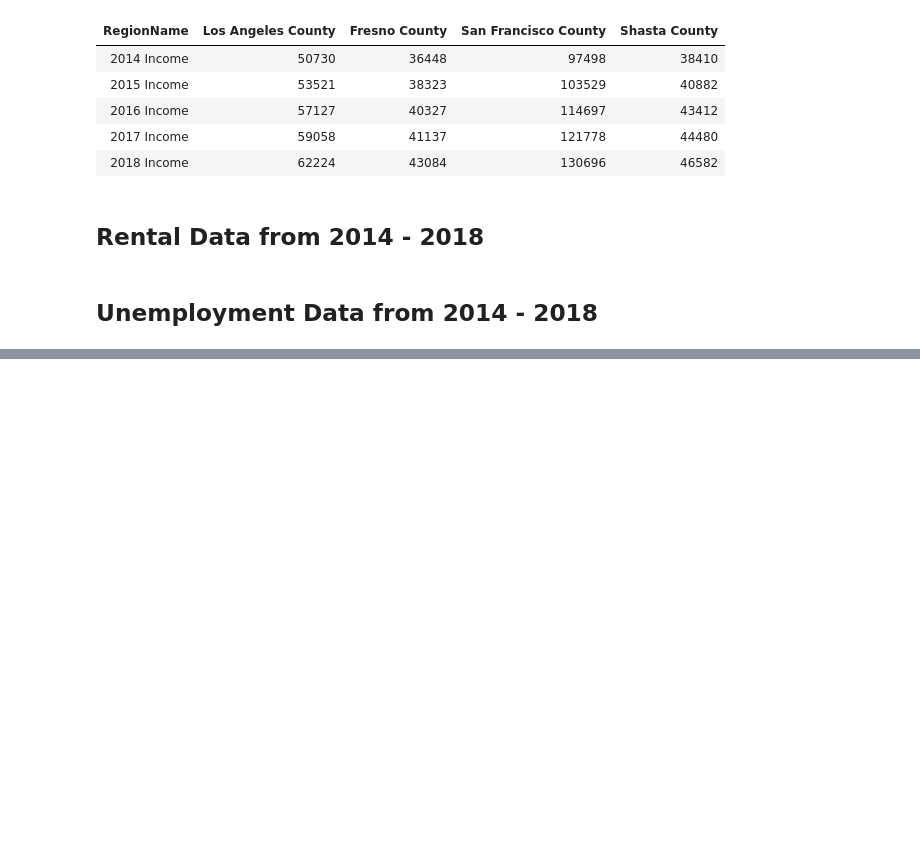
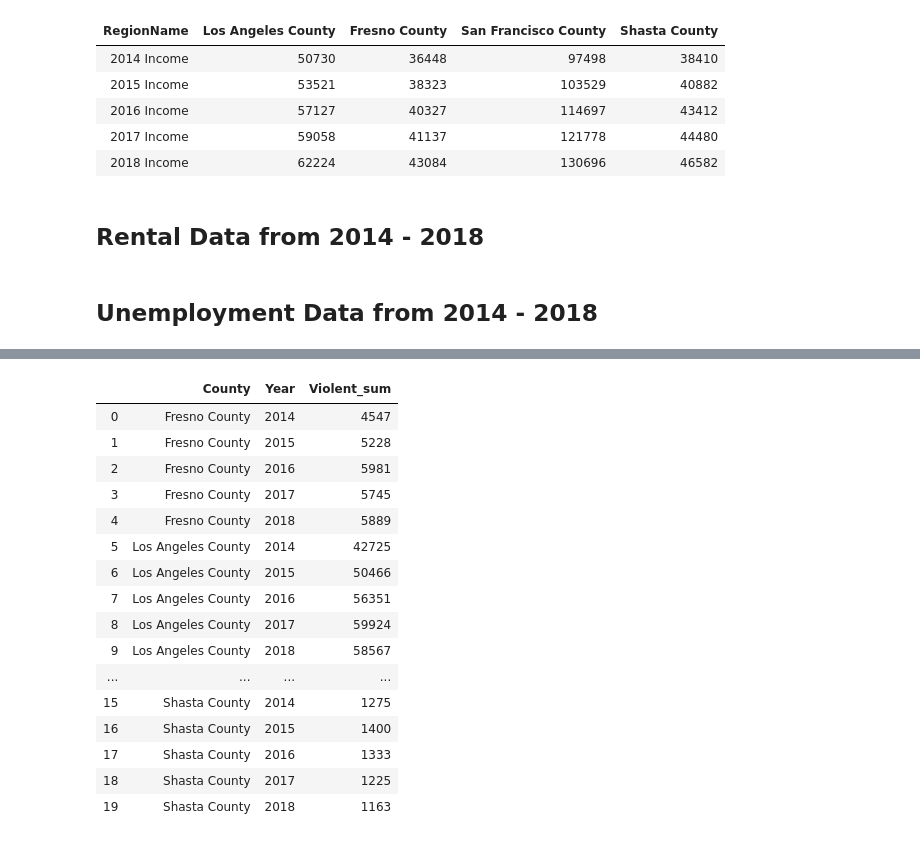
Before and after one commit to TrevorLovesMommy/Real-Estate-Project, a Jupyter notebook: Real Estate Data Cleaning.ipynb, the cells around one changed output, grey strips where cells are left out. Cells and saved outputs as stored; diff of their text form; code cells hidden in the pictures; blank space fills up the shorter version.

```diff
--- a/Real Estate Data Cleaning.ipynb
+++ b/Real Estate Data Cleaning.ipynb
@@ -232,0 +292,24 @@ labor_change
+# %%
+grouped_selectcounties_df = selectcounties_df.groupby(['County', 'Year'])
+grouped_selectcounties_df = grouped_selectcounties_df.sum()
+crime_county_year_df = pd.DataFrame (grouped_selectcounties_df)
+crime_county_year_df_reset = crime_county_year_df.reset_index()
+crime_county_year_df_reset
+# %% [output]
+|  | County | Year | Violent_sum |
+| 0 | Fresno County | 2014 | 4547 |
+| 1 | Fresno County | 2015 | 5228 |
+| 2 | Fresno County | 2016 | 5981 |
+| 3 | Fresno County | 2017 | 5745 |
+| 4 | Fresno County | 2018 | 5889 |
+| 5 | Los Angeles County | 2014 | 42725 |
+| 6 | Los Angeles County | 2015 | 50466 |
+| 7 | Los Angeles County | 2016 | 56351 |
+| 8 | Los Angeles County | 2017 | 59924 |
+| 9 | Los Angeles County | 2018 | 58567 |
+| ... | ... | ... | ... |
+| 15 | Shasta County | 2014 | 1275 |
+| 16 | Shasta County | 2015 | 1400 |
+| 17 | Shasta County | 2016 | 1333 |
+| 18 | Shasta County | 2017 | 1225 |
+| 19 | Shasta County | 2018 | 1163 |
```
Also changed, not shown: parts of 8 cells of this notebook, 2 other files.
